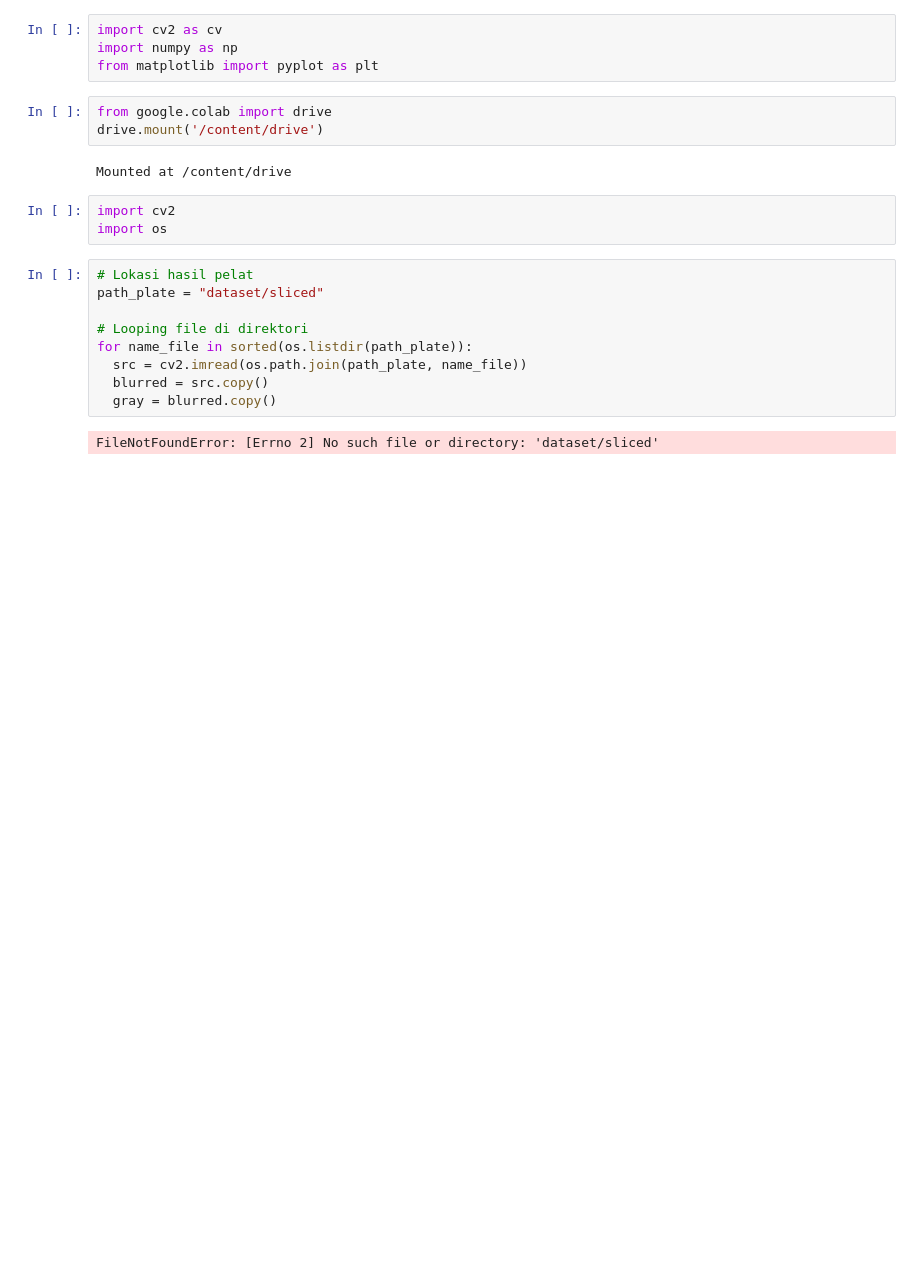
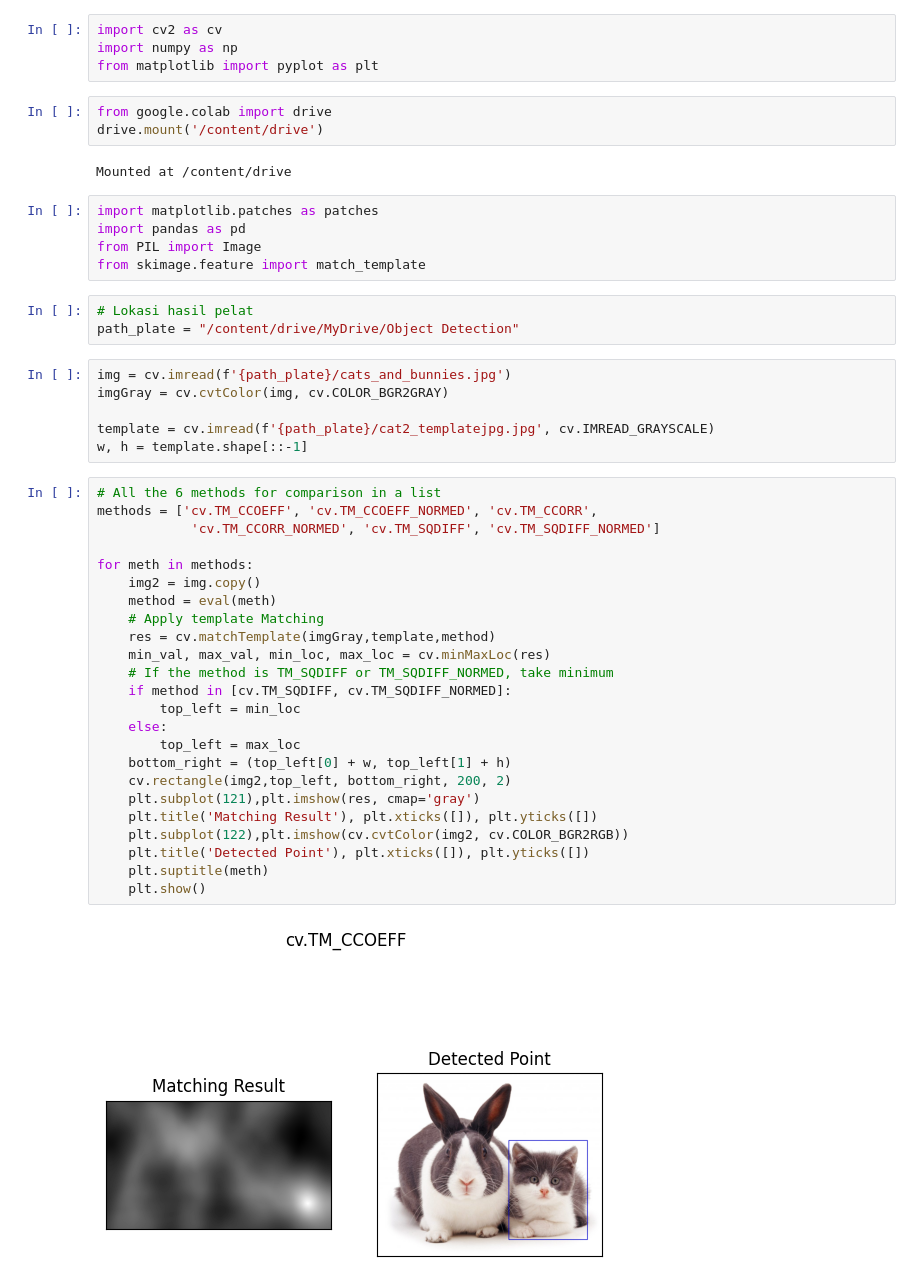
Before and after one commit to sbylash/23_Shasia-Sasa_PCVK, a Jupyter notebook: Week11.ipynb, the cells around one changed output. Cells and saved outputs as stored; diff of their text form; blank space fills up the shorter version.

```diff
--- a/Week11.ipynb
+++ b/Week11.ipynb
@@ -9,17 +9,43 @@ from google.colab import drive
 drive.mount('/content/drive')
 # %% [output]
 Mounted at /content/drive
-# %%
-import cv2
-import os
-# %%
-# Lokasi hasil pelat
-path_plate = "dataset/sliced"
-
-# Looping file di direktori
-for name_file in sorted(os.listdir(path_plate)):
-  src = cv2.imread(os.path.join(path_plate, name_file))
-  blurred = src.copy()
-  gray = blurred.copy()
-# %% [output]
-FileNotFoundError: [Errno 2] No such file or directory: 'dataset/sliced'
+# %%
+import matplotlib.patches as patches
+import pandas as pd
+from PIL import Image
+from skimage.feature import match_template
+# %%
+# Lokasi hasil pelat
+path_plate = "/content/drive/MyDrive/Object Detection"
+# %%
+img = cv.imread(f'{path_plate}/cats_and_bunnies.jpg')
+imgGray = cv.cvtColor(img, cv.COLOR_BGR2GRAY)
+
+template = cv.imread(f'{path_plate}/cat2_templatejpg.jpg', cv.IMREAD_GRAYSCALE)
+w, h = template.shape[::-1]
+# %%
+# All the 6 methods for comparison in a list
+methods = ['cv.TM_CCOEFF', 'cv.TM_CCOEFF_NORMED', 'cv.TM_CCORR',
+            'cv.TM_CCORR_NORMED', 'cv.TM_SQDIFF', 'cv.TM_SQDIFF_NORMED']
+
+for meth in methods:
+    img2 = img.copy()
+    method = eval(meth)
+    # Apply template Matching
+    res = cv.matchTemplate(imgGray,template,method)
+    min_val, max_val, min_loc, max_loc = cv.minMaxLoc(res)
+    # If the method is TM_SQDIFF or TM_SQDIFF_NORMED, take minimum
+    if method in [cv.TM_SQDIFF, cv.TM_SQDIFF_NORMED]:
+        top_left = min_loc
+    else:
+        top_left = max_loc
+    bottom_right = (top_left[0] + w, top_left[1] + h)
+    cv.rectangle(img2,top_left, bottom_right, 200, 2)
+    plt.subplot(121),plt.imshow(res, cmap='gray')
+    plt.title('Matching Result'), plt.xticks([]), plt.yticks([])
+    plt.subplot(122),plt.imshow(cv.cvtColor(img2, cv.COLOR_BGR2RGB))
+    plt.title('Detected Point'), plt.xticks([]), plt.yticks([])
+    plt.suptitle(meth)
+    plt.show()
+# %% [output]
+[figure, added]
```
Also changed, not shown: parts of 13 cells of this notebook.
